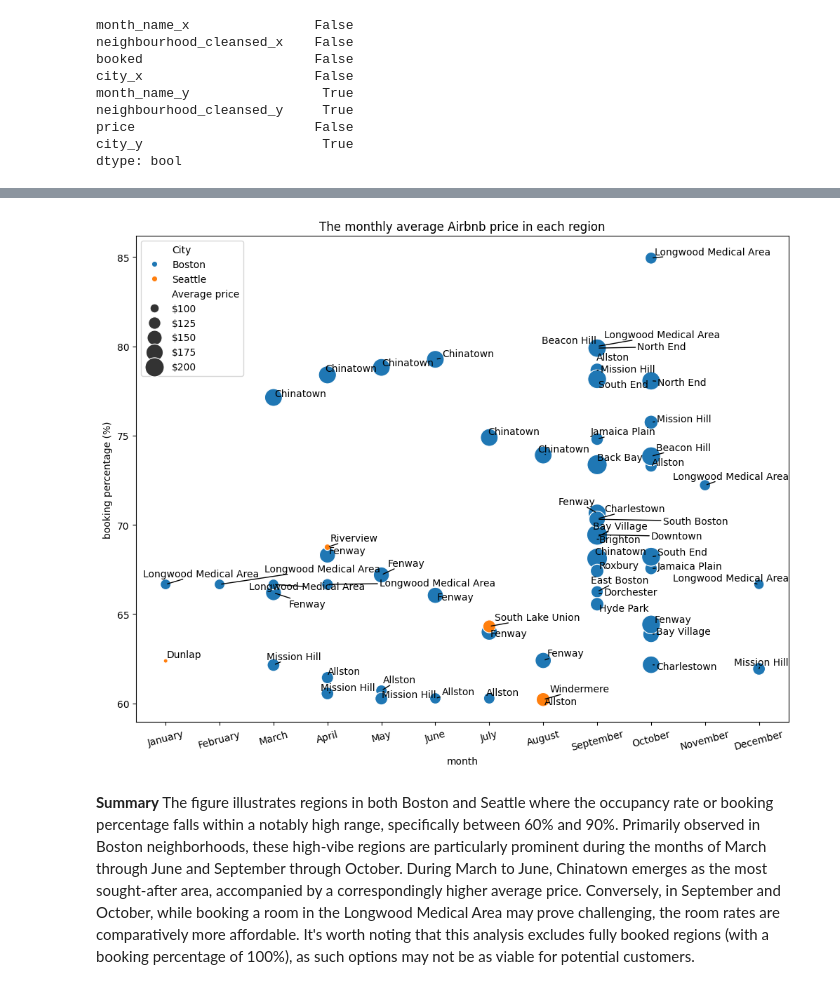
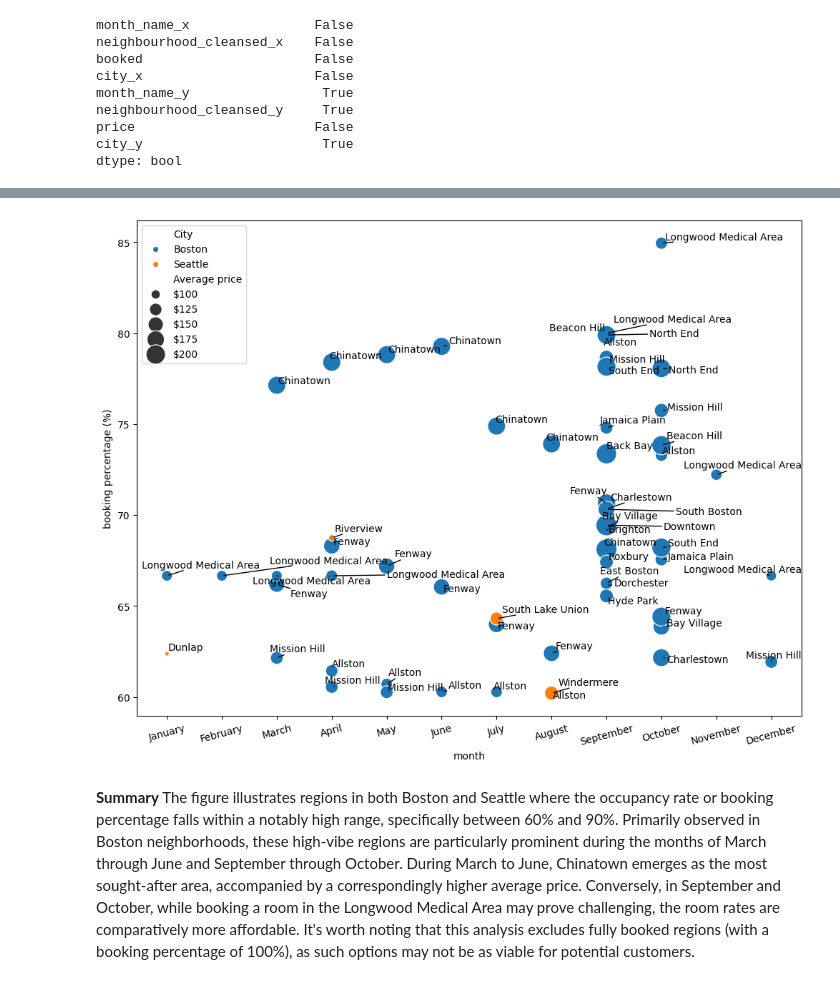
Before and after one commit to GinnCheng/Proj-Kaggle-Airbnb, a Jupyter notebook: main_script.ipynb, the cells around one changed output, grey strips where cells are left out. Cells and saved outputs as stored; diff of their text form; code cells hidden in the pictures.

```diff
--- a/main_script.ipynb
+++ b/main_script.ipynb
@@ -309,24 +310,25 @@ bppa.sample(2)
 # %%
 # plot
 from adjustText import adjust_text
 fig, ax = plt.subplots(figsize=[12,9])
 sns.scatterplot(data=bppa, x='month_name', y='booking_percentage',hue='city',
                 size=bppa.average_price, sizes=(20,450), ax=ax, legend='auto')
 new_labels = ['City','Boston','Seattle','Average price','$100','$125','$150','$175','$200']
 handles, previous_labels = ax.get_legend_handles_labels()
 ax.legend(handles=handles, labels=new_labels, loc='upper left')
 # annotate
 texts = []
 for i in range(len(bppa)):
     texts.append(plt.annotate(bppa.region.iloc[i], (bppa.month_name.iloc[i], bppa.booking_percentage.iloc[i]), rotation=0))
 adjust_text(texts, only_move={'points':'y', 'texts':'y'}, arrowprops=dict(arrowstyle="-", color='k', lw=1))
 plt.xticks(rotation=15)
 ax.set_xlabel('month')
 ax.set_ylabel('booking percentage (%)')
-ax.set_title('The monthly average Airbnb price in each region')
+# ax.set_title('Vibration and price dynamics across neighbourhoods and months')
+plt.savefig('The monthly average Airbnb price in each region.png', bbox_inches='tight')
 plt.show()
 # %% [output]
-[figure, old version]
+[figure, new version]
 # %% [markdown]
 **Summary**
 The figure illustrates regions in both Boston and Seattle where the occupancy rate or booking percentage falls within a notably high range, specifically between 60% and 90%. Primarily observed in Boston neighborhoods, these high-vibe regions are particularly prominent during the months of March through June and September through October. During March to June, Chinatown emerges as the most sought-after area, accompanied by a correspondingly higher average price. Conversely, in September and October, while booking a room in the Longwood Medical Area may prove challenging, the room rates are comparatively more affordable. It's worth noting that this analysis excludes fully booked regions (with a booking percentage of 100%), as such options may not be as viable for potential customers.
```
Also changed, not shown: parts of 4 cells of this notebook.
